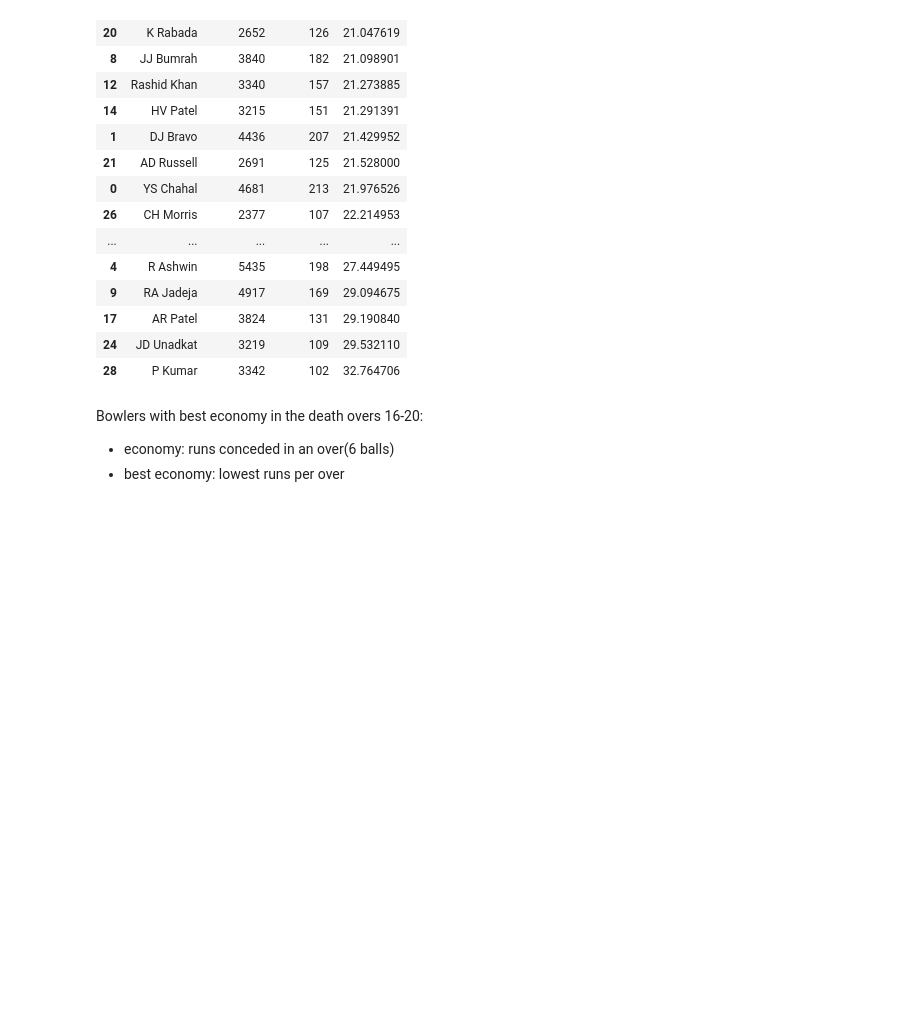
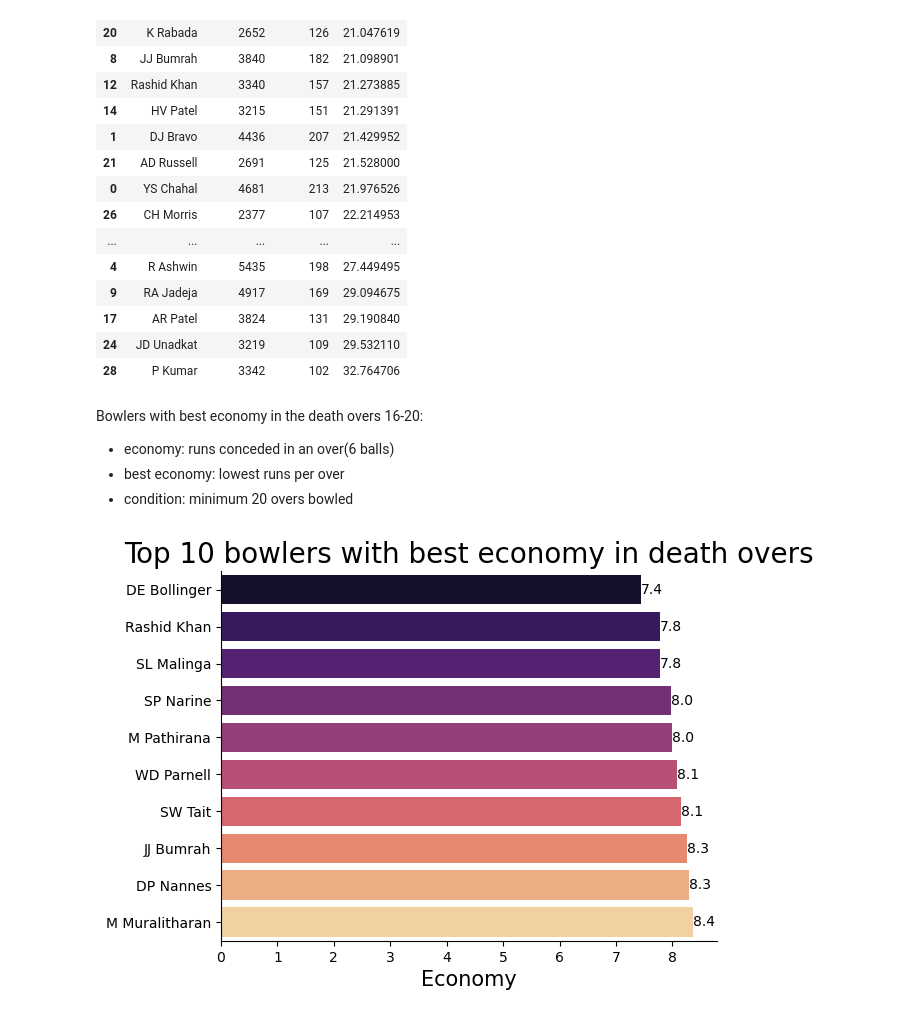
Before and after one commit to Prashant0594/python_data_projects, a Jupyter notebook: project_IPL_analysis/best_bowler.ipynb, the cells around one changed output. Cells and saved outputs as stored; diff of their text form; code cells hidden in the pictures; blank space fills up the shorter version.

```diff
--- a/project_IPL_analysis/best_bowler.ipynb
+++ b/project_IPL_analysis/best_bowler.ipynb
@@ -168,6 +168,26 @@ Bowlers with best economy in the death overs 16-20:
 
 - economy: runs conceded in an over(6 balls)
 - best economy: lowest runs per over
+- condition: minimum 20 overs bowled
+# %%
+df_death=df[df['over']>15].copy()
+df_death_bowling = df_death.groupby('bowler').agg({'total_runs':'sum','ball':'count','is_wicket':'sum'})
+df_death_bowling['overs'] = df_death_bowling['ball'] / 6
+df_death_bowling['economy'] = df_death_bowling['total_runs'] / df_death_bowling['overs']
+df_death_bowling.sort_values('economy',ascending=True,inplace=True)
+top_death_bowling = df_death_bowling[df_death_bowling['overs']>20].head(10)
+
+sns.barplot(x='economy',y=top_death_bowling.index,data=top_death_bowling,palette='magma',hue=top_death_bowling.index)
+plt.title('Top 10 bowlers with best economy in death overs',fontsize=20)
+plt.xlabel('Economy',fontsize=15)
+plt.ylabel('')
+sns.despine()
+for i in range(10):
+   plt.text(top_death_bowling['economy'].iloc[i], top_death_bowling.index[i], f"{top_death_bowling['economy'].iloc[i]:.1f}", size=10, ha='left', va='center')
+plt.show()
+#The above graph shows the top 10 bowlers with best economy in death overs.
+# %% [output]
+[figure, added]
 # %%
 df
 # %% [output]
```
